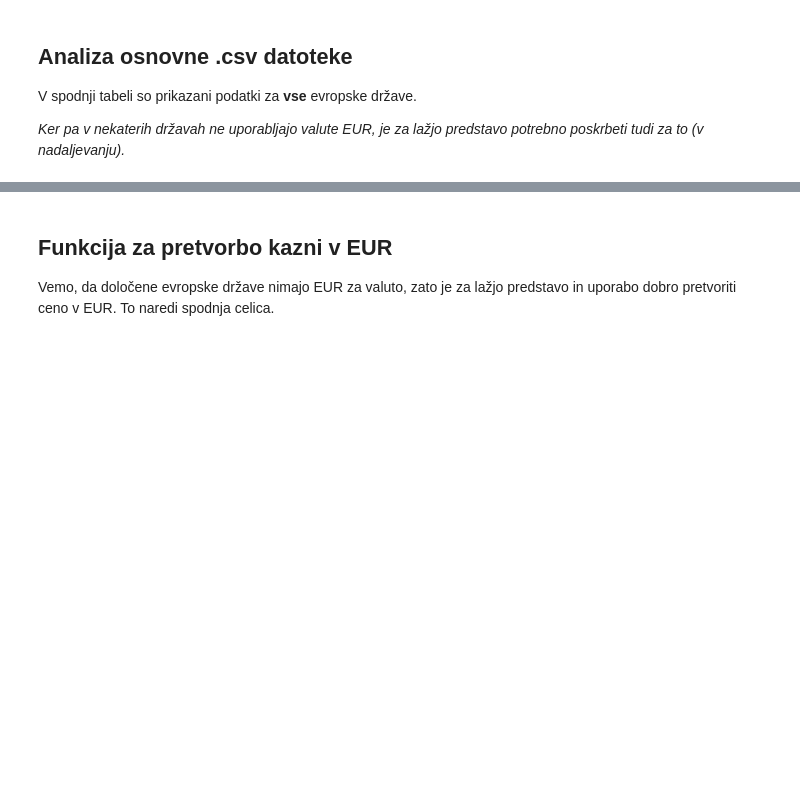
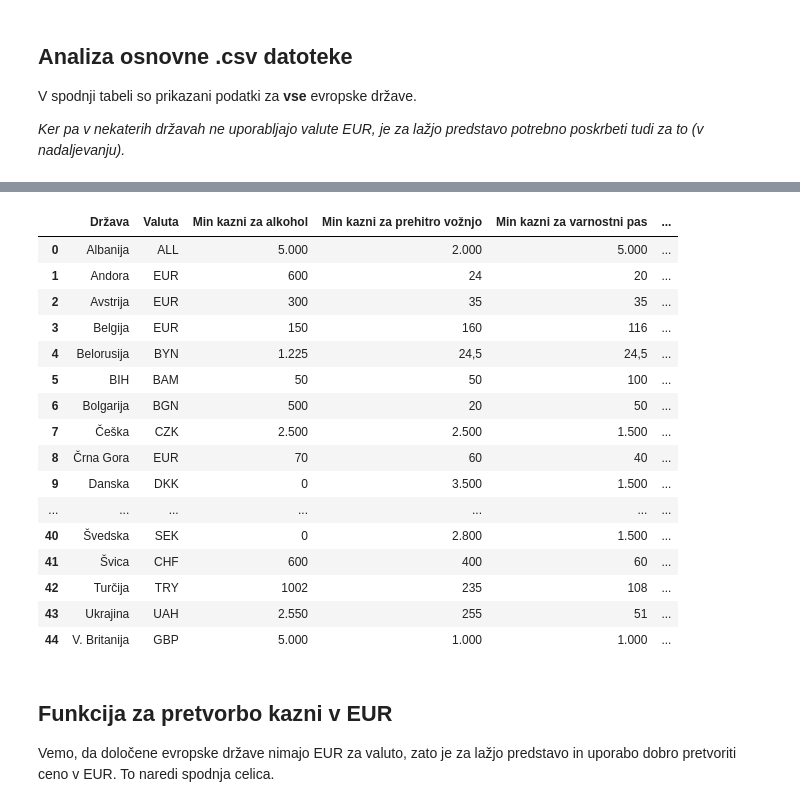
Before and after one commit to PinoPavlin/CeneKazniEvropskihDrzav, a Jupyter notebook: AnalizaPodatkov.ipynb, the cells around one changed output, grey strips where cells are left out. Cells and saved outputs as stored; diff of their text form; code cells hidden in the pictures; blank space fills up the shorter version.

```diff
--- a/AnalizaPodatkov.ipynb
+++ b/AnalizaPodatkov.ipynb
@@ -68,3 +76,24 @@ tabela
+# %%
+minimum_tabela = pd.read_csv("kazni_evropske_drzave_minimum.csv")
+minimum_tabela
+# %% [output]
+|  | Država | Valuta | Min kazni za alkohol | Min kazni za prehitro vožnjo | Min kazni za varnostni pas | ... |
+| 0 | Albanija | ALL | 5.000 | 2.000 | 5.000 | ... |
+| 1 | Andora | EUR | 600 | 24 | 20 | ... |
+| 2 | Avstrija | EUR | 300 | 35 | 35 | ... |
+| 3 | Belgija | EUR | 150 | 160 | 116 | ... |
+| 4 | Belorusija | BYN | 1.225 | 24,5 | 24,5 | ... |
+| 5 | BIH | BAM | 50 | 50 | 100 | ... |
+| 6 | Bolgarija | BGN | 500 | 20 | 50 | ... |
+| 7 | Češka | CZK | 2.500 | 2.500 | 1.500 | ... |
+| 8 | Črna Gora | EUR | 70 | 60 | 40 | ... |
+| 9 | Danska | DKK | 0 | 3.500 | 1.500 | ... |
+| ... | ... | ... | ... | ... | ... | ... |
+| 40 | Švedska | SEK | 0 | 2.800 | 1.500 | ... |
+| 41 | Švica | CHF | 600 | 400 | 60 | ... |
+| 42 | Turčija | TRY | 1002 | 235 | 108 | ... |
+| 43 | Ukrajina | UAH | 2.550 | 255 | 51 | ... |
+| 44 | V. Britanija | GBP | 5.000 | 1.000 | 1.000 | ... |
 # %% [markdown]
 ## Funkcija za pretvorbo kazni v EUR
 
```
Also changed, not shown: parts of 6 cells of this notebook.
